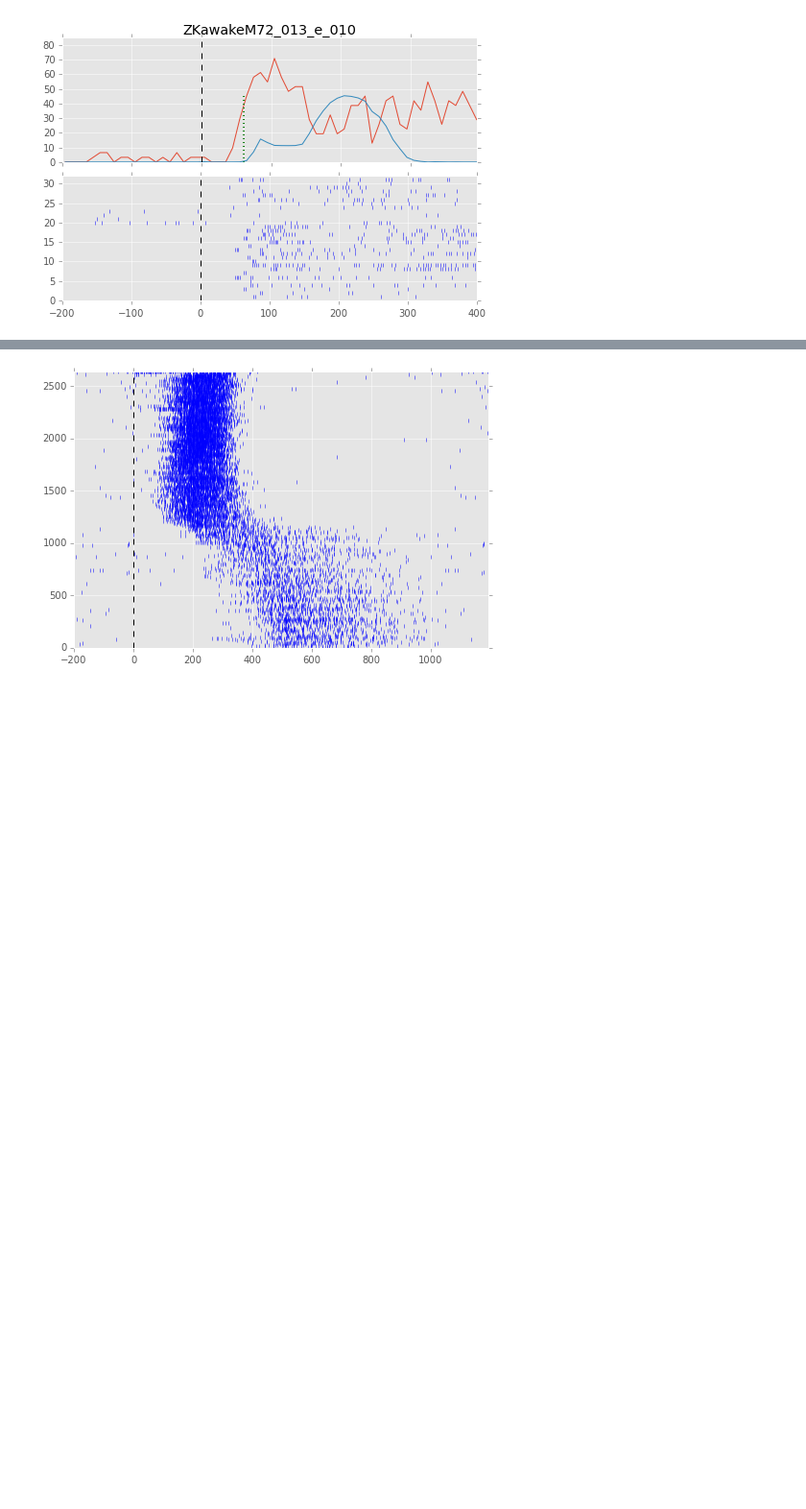
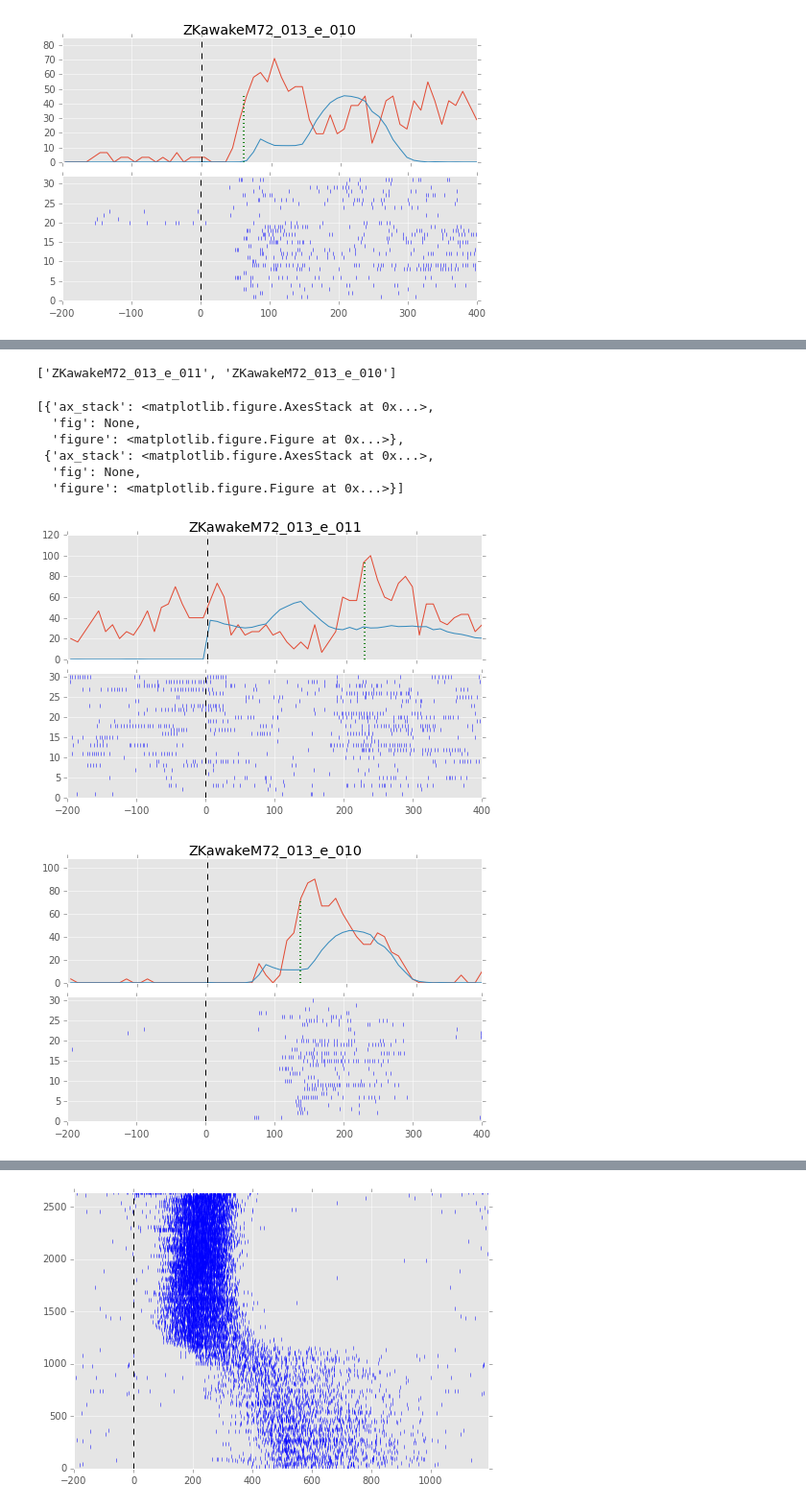
Before and after one commit to zekearneodo/ephys-tools, a Jupyter notebook: ephysScripts/latency.ipynb, the cells around one changed output, grey strips where cells are left out. Shown at 96% size. Cells and saved outputs as stored; diff of their text form; code cells hidden in the pictures; blank space fills up the shorter version.

```diff
--- a/ephysScripts/latency.ipynb
+++ b/ephysScripts/latency.ipynb
@@ -74,0 +160,16 @@ print a
+# %%
+stim = all_odors['menthone_med']
+print stim.responses.keys()
+
+[r.get_response_onset(warped=False) for r in list(stim.responses.values())]
+[r.plot(warped=False) for r in list(stim.responses.values())]
+# %% [output]
+['ZKawakeM72_013_e_011', 'ZKawakeM72_013_e_010']
+[{'ax_stack': <matplotlib.figure.AxesStack at 0x...>,
+  'fig': None,
+  'figure': <matplotlib.figure.Figure at 0x...>},
+ {'ax_stack': <matplotlib.figure.AxesStack at 0x...>,
+  'fig': None,
+  'figure': <matplotlib.figure.Figure at 0x...>}]
+[figure, added]
+[figure, added]
```
Also changed, not shown: parts of 24 cells of this notebook, 3 other files.
